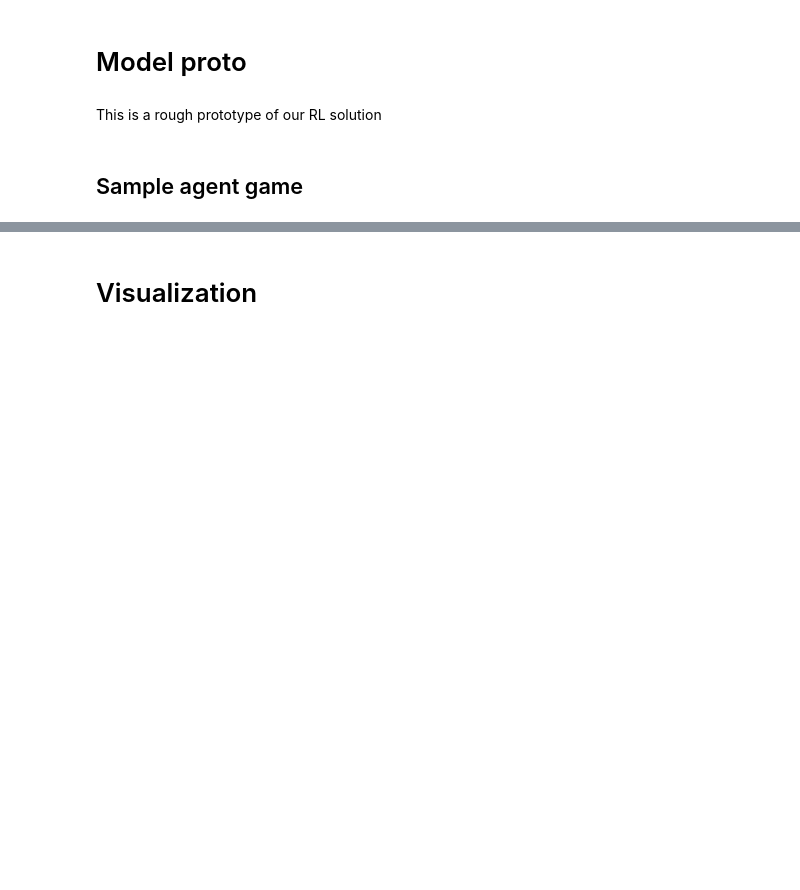
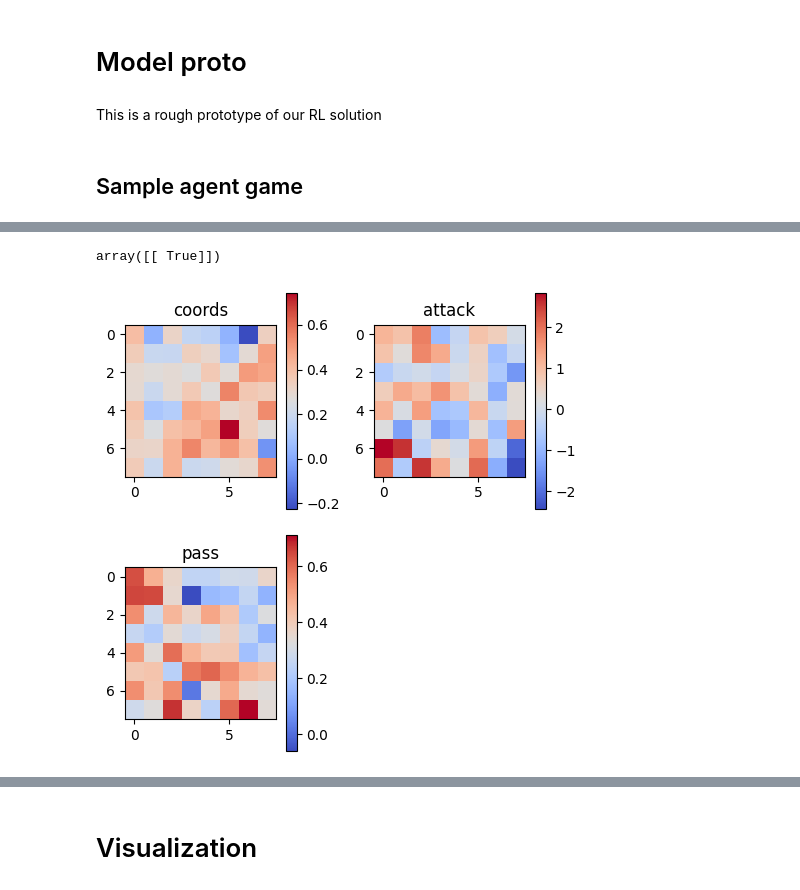
Before and after one commit to Sambura/DnD-RL-combat-agent, a Jupyter notebook: notebooks/model_proto.ipynb, the cells around one changed output, grey strips where cells are left out. Saved outputs shown, nothing was run; the diff lists cells and outputs as text; code cells hidden in the pictures; blank space fills up the shorter version.

```diff
--- a/notebooks/model_proto.ipynb
+++ b/notebooks/model_proto.ipynb
@@ -135 +145,15 @@ with tqdm(range(games), desc='Training', smoothing=0.1) as pbar:
+# %%
+game_not_overs = agent.game_over_memory[i].reshape(1, 1)
+game_not_overs
+# %% [output]
+array([[ True]])
+# %%
+batch_index = np.arange(1, dtype=np.int32)
+
+q_target = np.copy(evals)
+q_target[batch_index, actions[:, 0], actions[:, 1], actions[:, 2]] = rewards + 0.9 * np.max(next_evals.reshape(1, -1), axis=1) * game_not_overs
+# %%
+plot_featuremaps(q_target[0], fm_names=['coords', 'attack', 'pass'], separate_cbars=True)
+# %% [output]
+[figure, added]
 # %%
```
Also changed, not shown: parts of 13 cells of this notebook, 1 other file.
